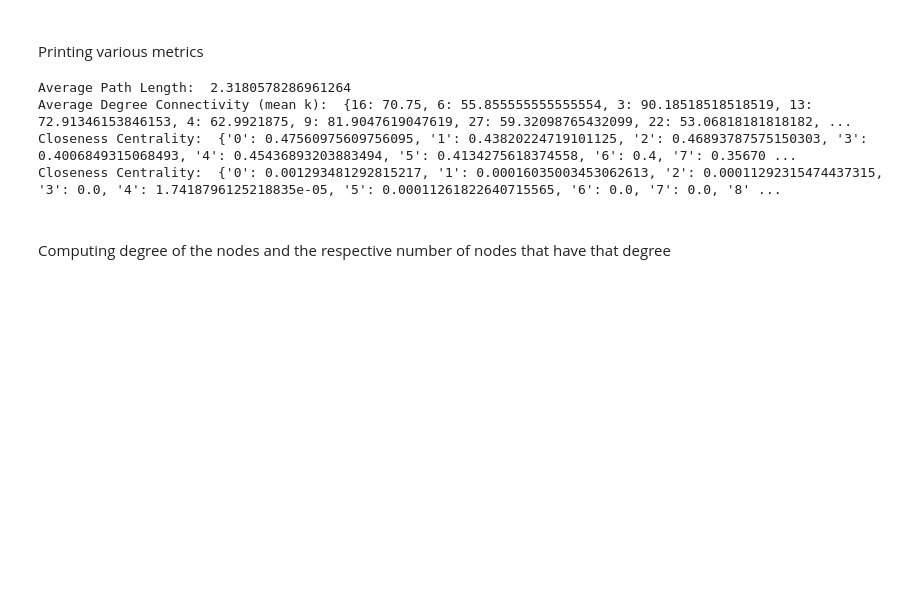
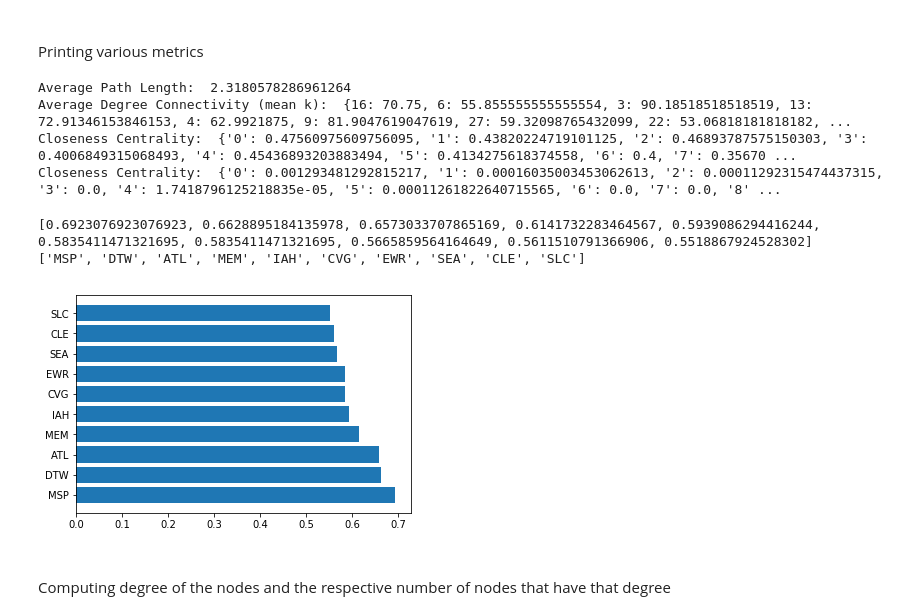
Before and after one commit to DCalhas/RC_Project, a Jupyter notebook: main.ipynb, the cells around one changed output. Drawn from its saved outputs; the diff is of its cells as text; code cells hidden in the pictures; blank space fills up the shorter version.

Commit message:
closeness centrality top 10

```diff
--- a/main.ipynb
+++ b/main.ipynb
@@ -41,6 +41,36 @@ Average Path Length:  2.3180578286961264
 Average Degree Connectivity (mean k):  {16: 70.75, 6: 55.855555555555554, 3: 90.18518518518519, 13: 72.91346153846153, 4: 62.9921875, 9: 81.9047619047619, 27: 59.32098765432099, 22: 53.06818181818182, ...
 Closeness Centrality:  {'0': 0.47560975609756095, '1': 0.43820224719101125, '2': 0.46893787575150303, '3': 0.4006849315068493, '4': 0.45436893203883494, '5': 0.4134275618374558, '6': 0.4, '7': 0.35670 ...
 Closeness Centrality:  {'0': 0.001293481292815217, '1': 0.00016035003453062613, '2': 0.00011292315474437315, '3': 0.0, '4': 1.7418796125218835e-05, '5': 0.00011261822640715565, '6': 0.0, '7': 0.0, '8' ...
+# %%
+import operator
+
+closeness = nx.closeness_centrality(G)
+
+sorted_closeness = sorted(closeness.items(), key=operator.itemgetter(1), reverse=True)
+
+node_info = nx.get_node_attributes(G, 'tooltip')
+nodes = []
+for t in sorted_closeness[0:10]:
+    nodes += [node_info[t[0]][0:3]]
+
+closeness_values = []
+for t in sorted_closeness[0:10]:
+    closeness_values += [t[1]]
+
+print(closeness_values)
+print(nodes)
+
+
+plt.figure()
+
+plt.barh(range(len(nodes)),closeness_values)
+plt.yticks(range(len(nodes)),nodes)
+
+plt.show()
+# %% [output]
+[0.6923076923076923, 0.6628895184135978, 0.6573033707865169, 0.6141732283464567, 0.5939086294416244, 0.5835411471321695, 0.5835411471321695, 0.5665859564164649, 0.5611510791366906, 0.5518867924528302]
+['MSP', 'DTW', 'ATL', 'MEM', 'IAH', 'CVG', 'EWR', 'SEA', 'CLE', 'SLC']
+[figure, added]
 # %% [markdown]
 <br>
 Computing degree of the nodes and the respective number of nodes that have that degree
```
